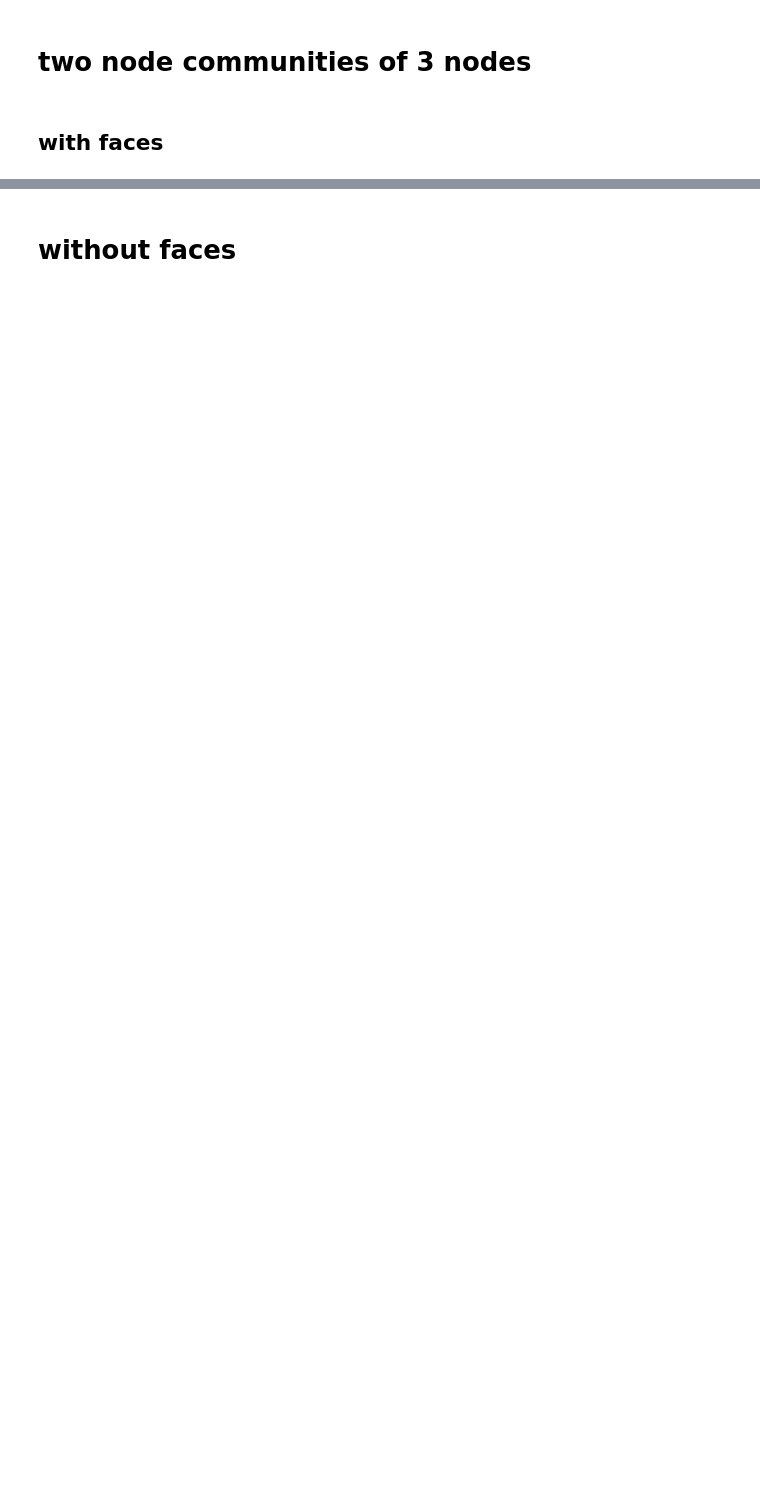
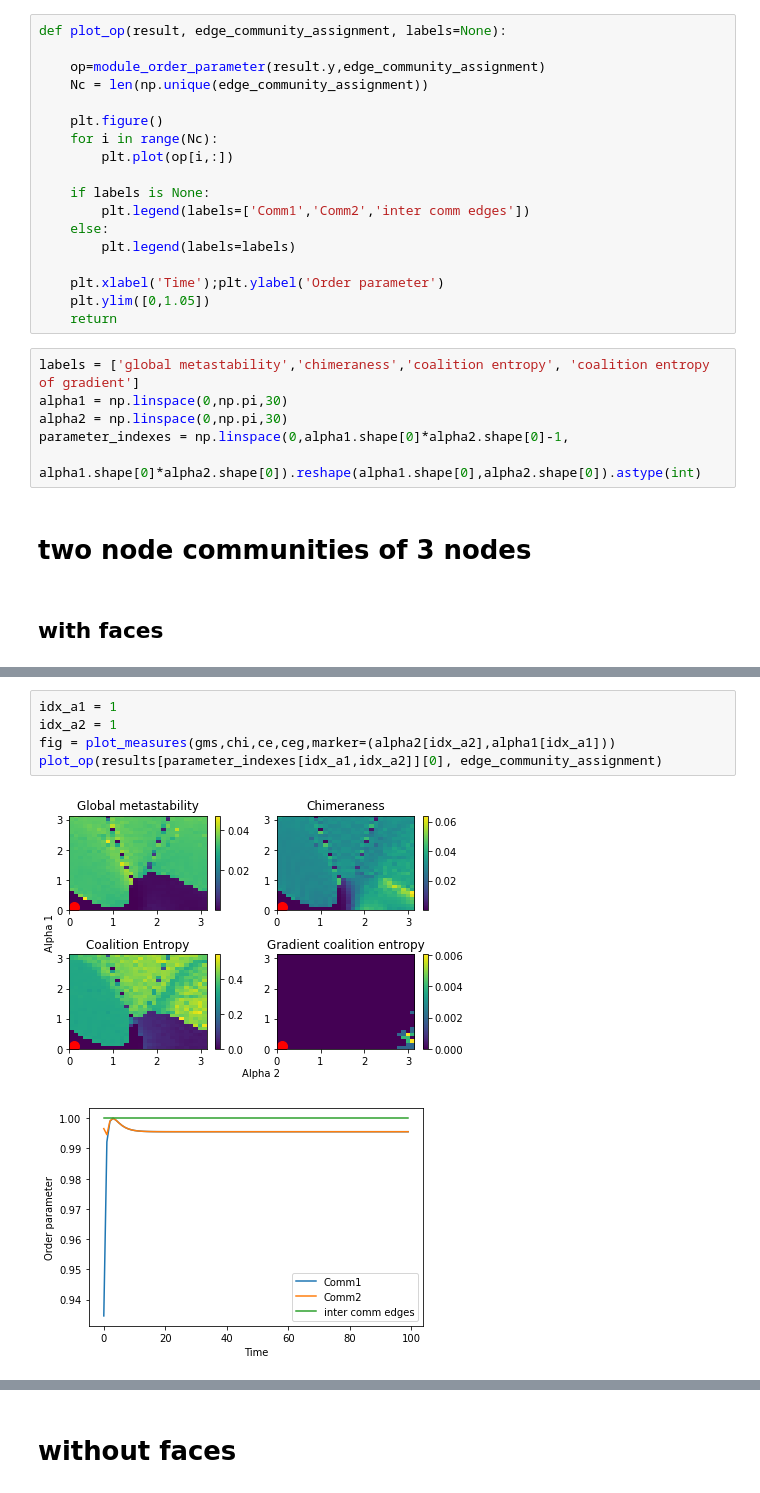
Before and after one commit to arnaudon/simplicial-kuramoto, a Jupyter notebook: example/analysis_chimera_scan.ipynb, the cells around one changed output, grey strips where cells are left out. Cells and saved outputs as stored; diff of their text form; blank space fills up the shorter version.

Commit message:
files for scanning parameters

```diff
--- a/example/analysis_chimera_scan.ipynb
+++ b/example/analysis_chimera_scan.ipynb
@@ -91,3 +96,27 @@ labels = ['global metastability','chimeraness','coalition entropy', 'coalition e
+# %%
+def plot_op(result, edge_community_assignment, labels=None):
+
+    op=module_order_parameter(result.y,edge_community_assignment)
+    Nc = len(np.unique(edge_community_assignment))
+
+    plt.figure()
+    for i in range(Nc):
+        plt.plot(op[i,:])
+
+    if labels is None:
+        plt.legend(labels=['Comm1','Comm2','inter comm edges'])
+    else:
+        plt.legend(labels=labels)
+
+    plt.xlabel('Time');plt.ylabel('Order parameter')
+    plt.ylim([0,1.05])
+    return
+# %%
+labels = ['global metastability','chimeraness','coalition entropy', 'coalition entropy of gradient']
+alpha1 = np.linspace(0,np.pi,30)
+alpha2 = np.linspace(0,np.pi,30)
+parameter_indexes = np.linspace(0,alpha1.shape[0]*alpha2.shape[0]-1,
+                                alpha1.shape[0]*alpha2.shape[0]).reshape(alpha1.shape[0],alpha2.shape[0]).astype(int)
 # %% [markdown]
 # two node communities of 3 nodes
 # %% [markdown]
@@ -108 +138,9 @@ plot_measures(gms,chi,ce,ceg)
 [figure]
+# %%
+idx_a1 = 1
+idx_a2 = 1
+fig = plot_measures(gms,chi,ce,ceg,marker=(alpha2[idx_a2],alpha1[idx_a1]))
+plot_op(results[parameter_indexes[idx_a1,idx_a2]][0], edge_community_assignment)
+# %% [output]
+[figure, added]
+[figure, added]
```
Also changed, not shown: parts of 29 cells of this notebook.
